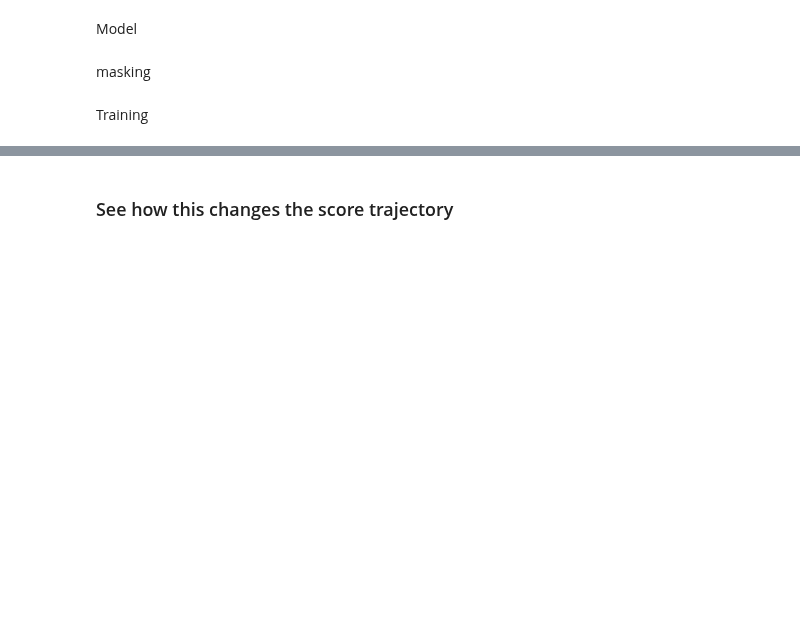
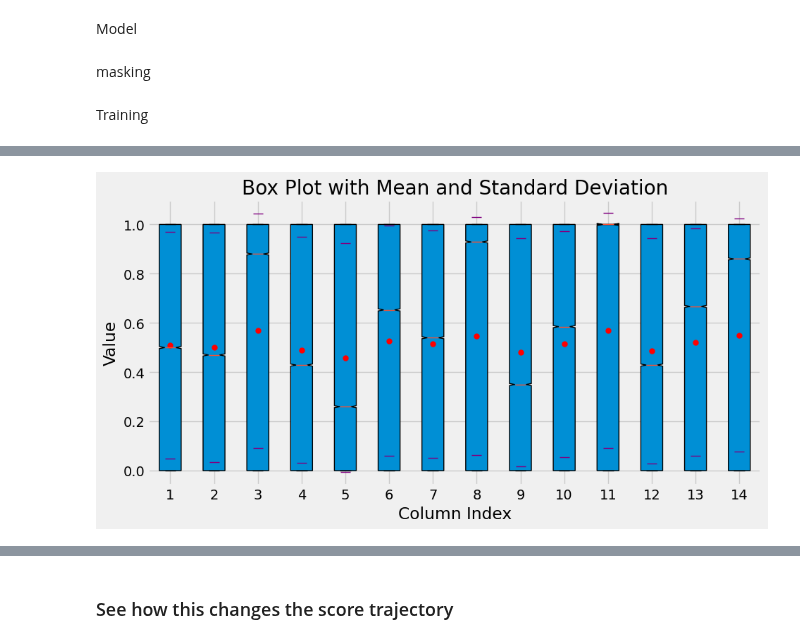
Before and after one commit to twchen88/ct_research, a Jupyter notebook: masking.ipynb, the cells around one changed output, grey strips where cells are left out. Saved outputs shown, nothing was run; the diff lists cells and outputs as text; code cells hidden in the pictures; blank space fills up the shorter version.

```diff
--- a/masking.ipynb
+++ b/masking.ipynb
@@ -191,10 +193,11 @@ class AE(torch.nn.Module):
     def __init__(self):
         super().__init__()
         n_domains = 14
-        hidden1 = 150
-        hidden2 = 100
+        hidden1 = 100
+        hidden2 = 50
 
         self.encoder = torch.nn.Sequential(
+            # torch.nn.Dropout(0.8),
             torch.nn.Linear(n_domains * 2, hidden1),
             torch.nn.Sigmoid(),
             torch.nn.Linear(hidden1, hidden2),
@@ -214,4 +217,5 @@ class AE(torch.nn.Module):
         return decoded
 
 # Model Initialization
-model = AE()
+# model = AE()
+# model = AutoInit().initialize_model(model)
@@ -349,3 +409,37 @@ with torch.no_grad():
+# %%
+def enhanced_box_plot(data_array):
+    """
+    Creates a box plot for each column in the given NumPy array and overlays mean and standard deviation.
+
+    Parameters:
+    - data_array (numpy.ndarray): A 2D NumPy array where each column represents a series of data points.
+    """
+    fig, ax = plt.subplots(figsize=(10, 5))
+    # Create the boxplot
+    bp = ax.boxplot(data_array, patch_artist=True, notch=True, meanline=True)
+
+    # Calculate means and standard deviations
+    means = np.mean(data_array, axis=0)
+    stds = np.std(data_array, axis=0)
+    n_cols = data_array.shape[1]
+
+    # Add mean and standard deviation lines
+    for i in range(n_cols):
+        # Mean line
+        plt.plot([i+1], [means[i]], color='red', marker='o', markersize=5)
+        # Standard deviation lines
+        plt.plot([i+1, i+1], [means[i] - stds[i], means[i] + stds[i]], color='purple', marker='_', markersize=10, linestyle='None')
+
+    # Customizing the plot
+    plt.title('Box Plot with Mean and Standard Deviation')
+    plt.xlabel('Column Index')
+    plt.ylabel('Value')
+    plt.grid(True)
+    plt.show()
+
+enhanced_box_plot(model_data[:, 0::2])
+# %% [output]
+[figure, added]
 # %%
 np.mean(x_train, axis=0)
 # %% [output]
```
Also changed, not shown: parts of 20 cells of this notebook, 1 other file.
